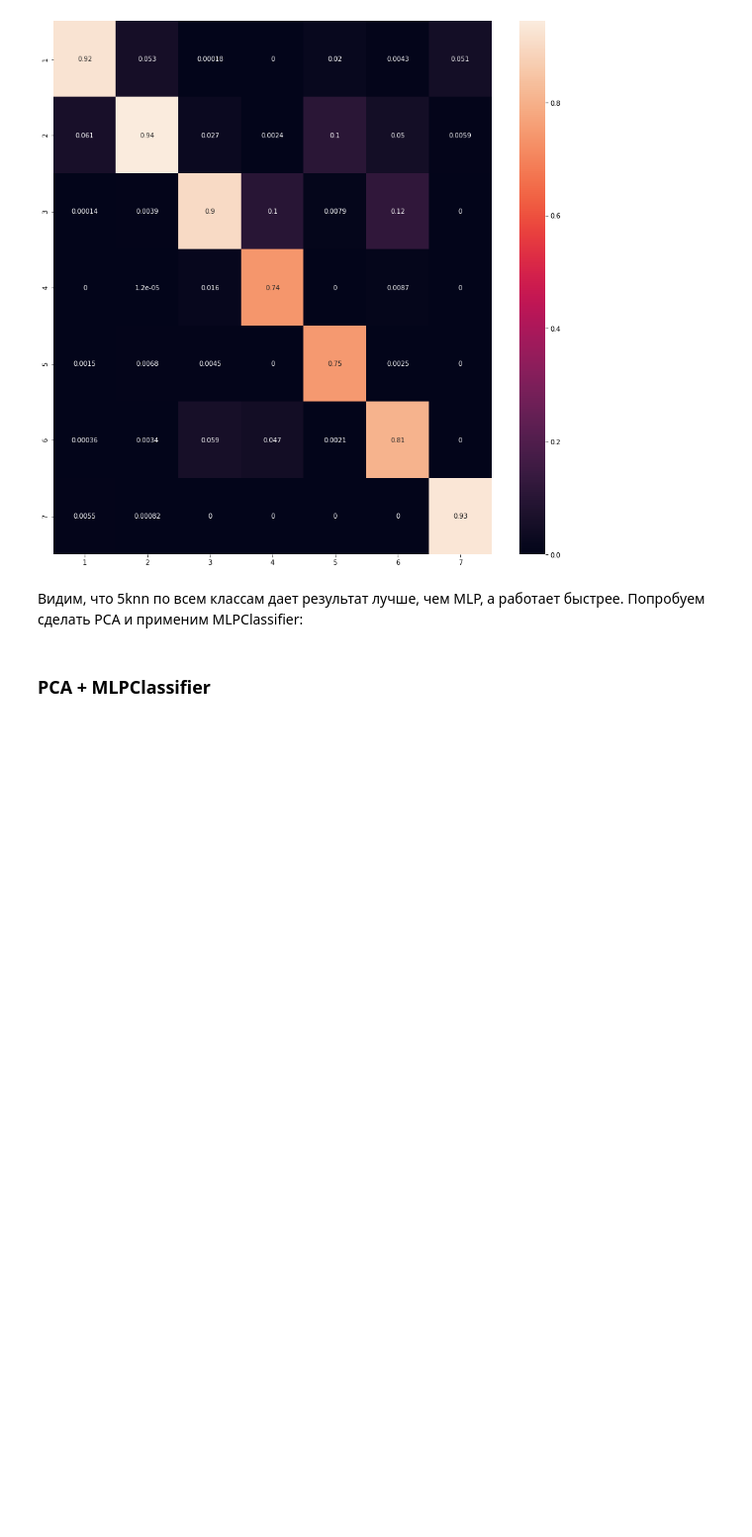
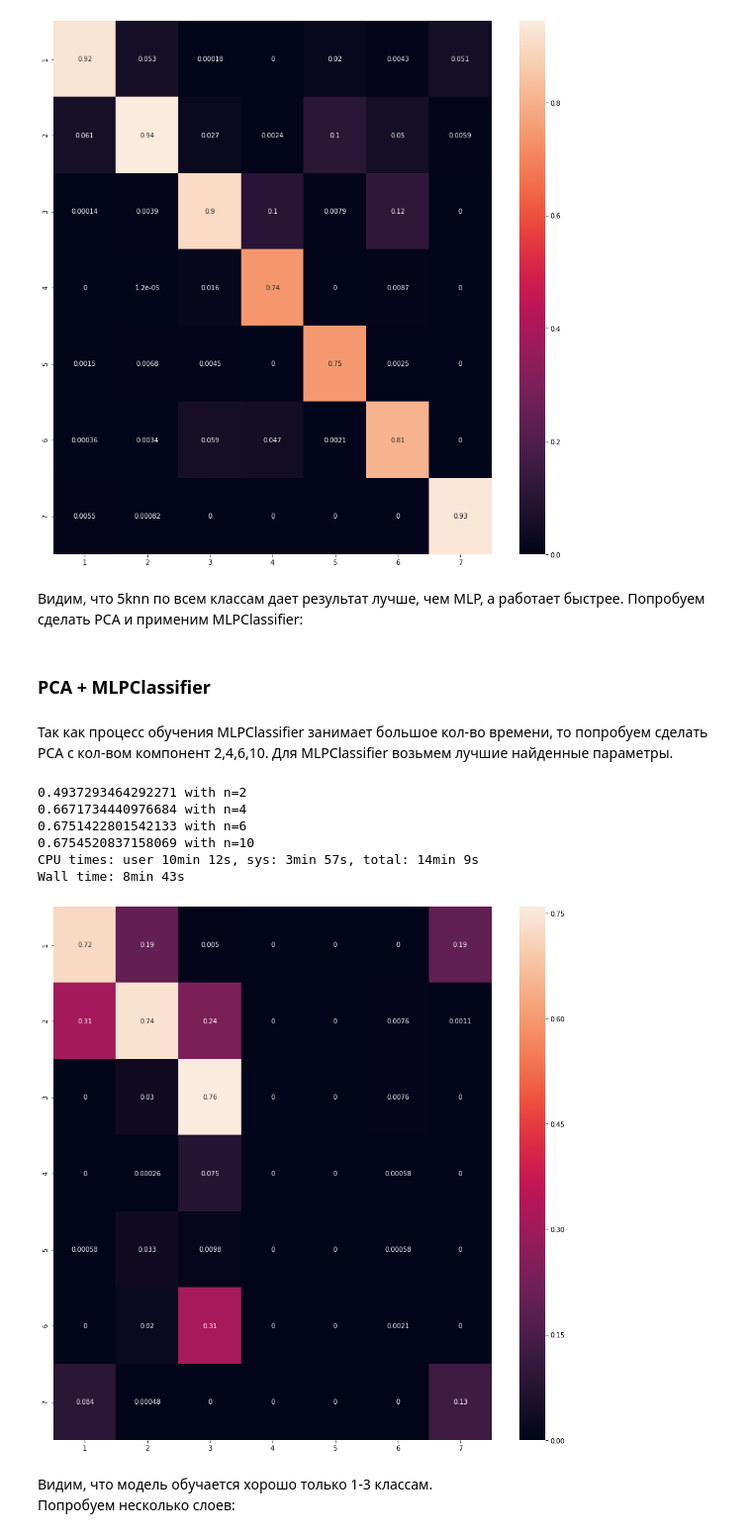
Before and after one commit to vladimirwest/HSE_ML_Course, a Jupyter notebook: KNN_1_lab.ipynb, the cells around one changed output. Shown at 99% size. Saved outputs shown, nothing was run; the diff lists cells and outputs as text; code cells hidden in the pictures; blank space fills up the shorter version.

```diff
--- a/KNN_1_lab.ipynb
+++ b/KNN_1_lab.ipynb
@@ -768,3 +769,50 @@ ax = sns.heatmap(cnf_matrix / cnf_matrix.astype(np.float).sum(axis=1), annot=Tru
 Попробуем сделать PCA и применим MLPClassifier:
 # %% [markdown]
 ### PCA + MLPClassifier
+# %% [markdown]
+Так как процесс обучения MLPClassifier занимает большое кол-во времени, то попробуем сделать PCA с кол-вом компонент 2,4,6,10.
+Для MLPClassifier возьмем лучшие найденные параметры.
+# %%
+%%time
+from sklearn.neural_network import MLPClassifier
+from sklearn.decomposition import PCA
+from sklearn.model_selection import train_test_split
+
+X = data[data.columns[:54]]
+y = data.Cover_Type
+
+from sklearn.metrics import accuracy_score
+error_metric = []
+for n in [2,4,6,10]:
+    pca = PCA(n_components=n, random_state=27)
+    PCs = pca.fit_transform(X)
+
+    X_train, X_test, y_train, y_test = train_test_split(PCs, y, test_size = 0.3, random_state = 92)
+
+    model = MLPClassifier(hidden_layer_sizes = (20,), solver = 'lbfgs', activation = 'logistic', alpha = 0.001, random_state = 42)
+    model.fit(X_train, y_train)
+    pred = model.predict(X_test)
+    err = accuracy_score(y_test, pred)
+    print(str(err) + ' with n=' + str(n))
+    error_metric.append(err)
+# %% [output]
+0.4937293464292271 with n=2
+0.6671734440976684 with n=4
+0.6751422801542133 with n=6
+0.6754520837158069 with n=10
+CPU times: user 10min 12s, sys: 3min 57s, total: 14min 9s
+Wall time: 8min 43s
+# %%
+y_test_pred_MLP_PCA = model.predict(X_test)
+# %%
+from sklearn.metrics import confusion_matrix
+import seaborn as sns
+classes = [1,2,3,4,5,6,7]
+cnf_matrix = confusion_matrix(y_test, y_test_pred_MLP_PCA, labels = classes)
+plt.figure(figsize=(15,15))
+ax = sns.heatmap(cnf_matrix / cnf_matrix.astype(np.float).sum(axis=1), annot=True,xticklabels=classes,yticklabels=classes)
+# %% [output]
+[figure, added]
+# %% [markdown]
+Видим, что модель обучается хорошо только 1-3 классам.
+Попробуем несколько слоев:
```
Also changed, not shown: parts of 10 cells of this notebook.
